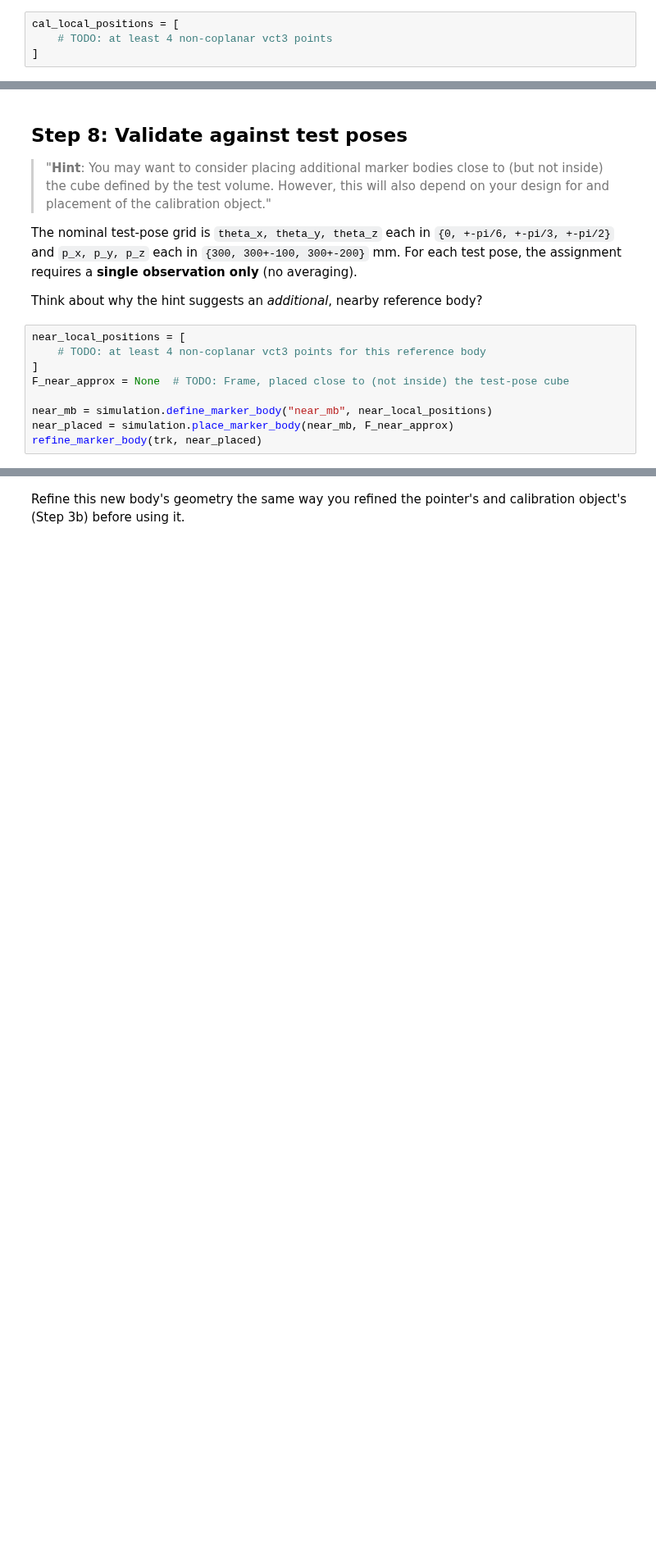
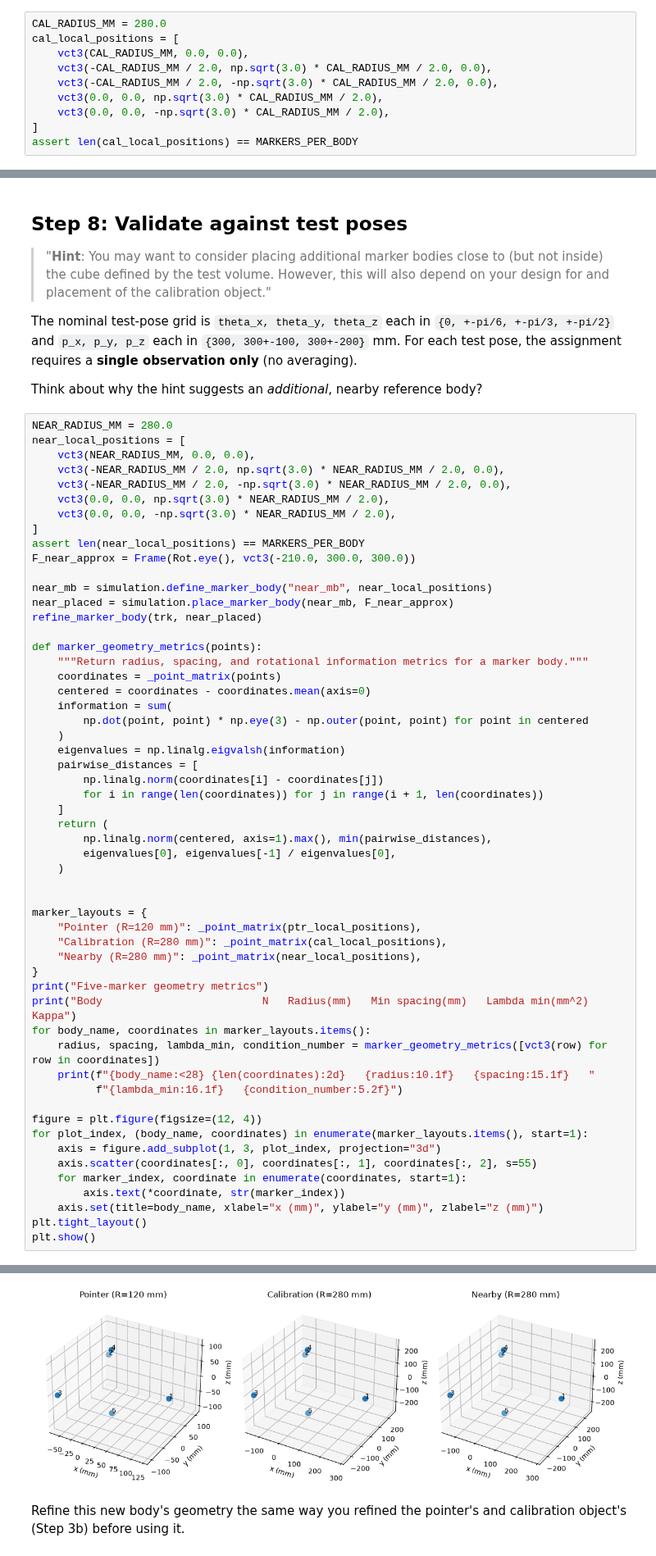
Before and after one commit to Edward-Lin-maker/CIS_I_Course, a Jupyter notebook: assignments/assignment1/notebooks/assignment1_template.ipynb, the cells around one changed output, grey strips where cells are left out. Shown at 82% size. Cells and saved outputs as stored; diff of their text form; blank space fills up the shorter version.

```diff
--- a/assignments/assignment1/notebooks/assignment1_template.ipynb
+++ b/assignments/assignment1/notebooks/assignment1_template.ipynb
@@ -40,9 +51,15 @@ ptr_tip_approx = None  # TODO: vct3, the tip's approximate position in the point
 
 Same idea, for the calibration object's local marker positions `a_cal,k`.
 # %%
+CAL_RADIUS_MM = 280.0
 cal_local_positions = [
-    # TODO: at least 4 non-coplanar vct3 points
+    vct3(CAL_RADIUS_MM, 0.0, 0.0),
+    vct3(-CAL_RADIUS_MM / 2.0, np.sqrt(3.0) * CAL_RADIUS_MM / 2.0, 0.0),
+    vct3(-CAL_RADIUS_MM / 2.0, -np.sqrt(3.0) * CAL_RADIUS_MM / 2.0, 0.0),
+    vct3(0.0, 0.0, np.sqrt(3.0) * CAL_RADIUS_MM / 2.0),
+    vct3(0.0, 0.0, -np.sqrt(3.0) * CAL_RADIUS_MM / 2.0),
 ]
+assert len(cal_local_positions) == MARKERS_PER_BODY
 # %% [markdown]
 ## Step 2: Approximate workspace poses
 
@@ -196,11 +526,58 @@ The nominal test-pose grid is `theta_x, theta_y, theta_z` each in
 
 Think about why the hint suggests an *additional*, nearby reference body?
 # %%
+NEAR_RADIUS_MM = 280.0
 near_local_positions = [
-    # TODO: at least 4 non-coplanar vct3 points for this reference body
+    vct3(NEAR_RADIUS_MM, 0.0, 0.0),
+    vct3(-NEAR_RADIUS_MM / 2.0, np.sqrt(3.0) * NEAR_RADIUS_MM / 2.0, 0.0),
+    vct3(-NEAR_RADIUS_MM / 2.0, -np.sqrt(3.0) * NEAR_RADIUS_MM / 2.0, 0.0),
+    vct3(0.0, 0.0, np.sqrt(3.0) * NEAR_RADIUS_MM / 2.0),
+    vct3(0.0, 0.0, -np.sqrt(3.0) * NEAR_RADIUS_MM / 2.0),
 ]
-F_near_approx = None  # TODO: Frame, placed close to (not inside) the test-pose cube
+assert len(near_local_positions) == MARKERS_PER_BODY
+F_near_approx = Frame(Rot.eye(), vct3(-210.0, 300.0, 300.0))
 
 near_mb = simulation.define_marker_body("near_mb", near_local_positions)
 near_placed = simulation.place_marker_body(near_mb, F_near_approx)
 refine_marker_body(trk, near_placed)
+
+def marker_geometry_metrics(points):
+    """Return radius, spacing, and rotational information metrics for a marker body."""
+    coordinates = _point_matrix(points)
+    centered = coordinates - coordinates.mean(axis=0)
+    information = sum(
+        np.dot(point, point) * np.eye(3) - np.outer(point, point) for point in centered
+    )
+    eigenvalues = np.linalg.eigvalsh(information)
+    pairwise_distances = [
+        np.linalg.norm(coordinates[i] - coordinates[j])
+        for i in range(len(coordinates)) for j in range(i + 1, len(coordinates))
+    ]
+    return (
+        np.linalg.norm(centered, axis=1).max(), min(pairwise_distances),
+        eigenvalues[0], eigenvalues[-1] / eigenvalues[0],
+    )
+
+
+marker_layouts = {
+    "Pointer (R=120 mm)": _point_matrix(ptr_local_positions),
+    "Calibration (R=280 mm)": _point_matrix(cal_local_positions),
+    "Nearby (R=280 mm)": _point_matrix(near_local_positions),
+}
+print("Five-marker geometry metrics")
+print("Body                         N   Radius(mm)   Min spacing(mm)   Lambda min(mm^2)   Kappa")
+for body_name, coordinates in marker_layouts.items():
+    radius, spacing, lambda_min, condition_number = marker_geometry_metrics([vct3(row) for row in coordinates])
+    print(f"{body_name:<28} {len(coordinates):2d}   {radius:10.1f}   {spacing:15.1f}   "
+          f"{lambda_min:16.1f}   {condition_number:5.2f}")
+
+figure = plt.figure(figsize=(12, 4))
+for plot_index, (body_name, coordinates) in enumerate(marker_layouts.items(), start=1):
+    axis = figure.add_subplot(1, 3, plot_index, projection="3d")
+    axis.scatter(coordinates[:, 0], coordinates[:, 1], coordinates[:, 2], s=55)
+    for marker_index, coordinate in enumerate(coordinates, start=1):
+        axis.text(*coordinate, str(marker_index))
+    axis.set(title=body_name, xlabel="x (mm)", ylabel="y (mm)", zlabel="z (mm)")
+plt.tight_layout()
+plt.show()
+# %% [output]
@@ -207,3 +589,4 @@ refine_marker_body(trk, near_placed)
+[figure, added]
 # %% [markdown]
 Refine this new body's geometry the same way you refined the pointer's and
 calibration object's (Step 3b) before using it.
```
Also changed, not shown: parts of 11 cells of this notebook.
